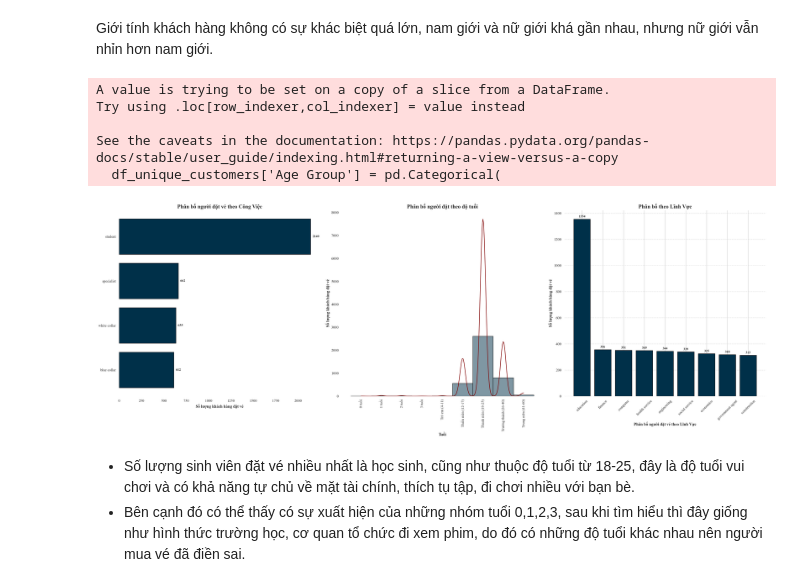
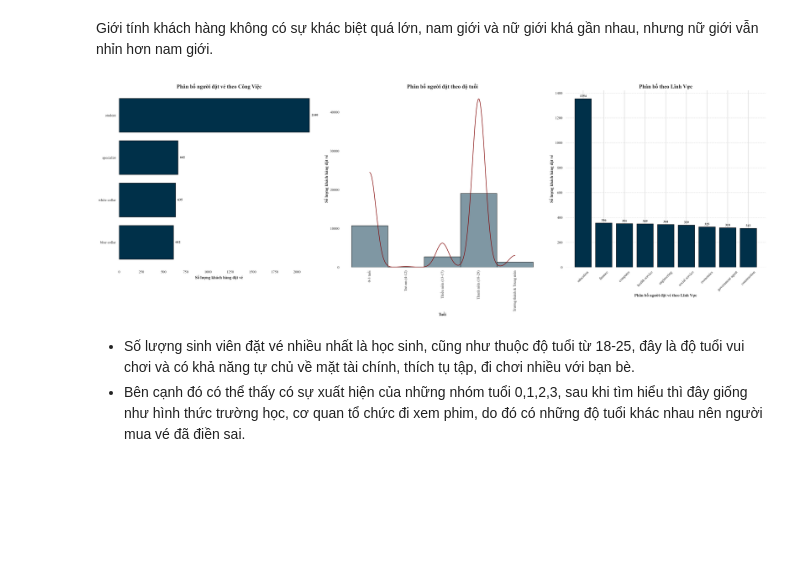
Before and after one commit to Thao1274/Nhom_5_Mid_term_1, a Jupyter notebook: Visualization.ipynb, the cells around one changed output. Drawn from its saved outputs; the diff is of its cells as text; code cells hidden in the pictures; blank space fills up the shorter version.

```diff
--- a/Visualization.ipynb
+++ b/Visualization.ipynb
@@ -140,59 +140,53 @@ for spine in axs[0].spines.values():
     spine.set_visible(False)
 
 # Chart 2: Phân bố theo độ tuổi
-age_order = [
-    '0 tuổi', '1 tuổi', '2 tuổi', '3 tuổi',
-    'Trẻ em (4-11)', 'Thiếu niên (12-17)', 'Thanh niên (18-25)',
-    'Trưởng thành (26-40)', 'Trung niên (41-60)'
-]
+age_order = ['0-3 tuổi', 'Trẻ em (4-12)', 'Thiếu niên (13-17)', 'Thanh niên (18-29)', 'Trưởng thành & Trung niên']
 
-df_unique_customers['Age Group'] = pd.Categorical(
-    df_unique_customers['Age Group'],
+# Đảm bảo cột 'Age Group' được đặt là kiểu Category theo thứ tự đã định
+df_final['Age Group'] = pd.Categorical(
+    df_final['Age Group'],
     categories=age_order,
     ordered=True
 )
 
-cinema_sorted = df_unique_customers.sort_values(by='Age Group')
+cinema_sorted = df_final.sort_values(by='Age Group')
 sns.histplot(
     data=cinema_sorted,
     x='Age Group',
     kde=True,
     bins=60,
     color='#003049',
     edgecolor='black',
-    ax=axs[1],
+    ax=axs[1]
 )
-axs[1].lines[0].set_color('maroon')
+# Thay đổi màu đường KDE (nếu có)
+if axs[1].lines:
+    axs[1].lines[0].set_color('maroon')
 axs[1].set_title('Phân bố người đặt theo độ tuổi', fontsize=16, fontweight='bold')
 axs[1].set_xlabel('Tuổi', fontsize=12, fontweight='bold')
 axs[1].set_ylabel('Số lượng khách hàng đặt vé', fontsize=12, fontweight='bold')
 axs[1].tick_params(axis='x', rotation=90)
 axs[1].grid(False)
 for spine in axs[1].spines.values():
     spine.set_visible(False)
 
 # Chart 3: Phân bố theo lĩnh vực
 cinema_industry = df_unique_customers['industry'].value_counts()
 axs[2].bar(cinema_industry.index, cinema_industry.values, color='#003049', edgecolor='black')
 axs[2].set_xlabel('Phân bố người đặt vé theo Lĩnh Vực', fontsize=12, fontweight='bold')
 axs[2].set_ylabel('Số lượng khách hàng đặt vé', fontsize=12, fontweight='bold')
 axs[2].set_title('Phân bố theo Lĩnh Vực', fontsize=16, fontweight='bold')
 axs[2].grid(axis='y', linestyle='--', alpha=0.7)
 axs[2].tick_params(axis='x', rotation=45)
 for i, v in enumerate(cinema_industry.values):
     axs[2].text(i, v + max(cinema_industry.values)*0.01, str(v), ha='center', fontsize=10, fontweight='bold')
 for spine in axs[2].spines.values():
     spine.set_visible(False)
 
 plt.tight_layout()
 plt.show()
 # %% [output]
-A value is trying to be set on a copy of a slice from a DataFrame.
-Try using .loc[row_indexer,col_indexer] = value instead
-
-See the caveats in the documentation: https://pandas.pydata.org/pandas-docs/stable/user_guide/indexing.html#returning-a-view-versus-a-copy
-  df_unique_customers['Age Group'] = pd.Categorical(
-[figure, old version]
+[figure, new version]
 # %% [markdown]
 - Số lượng sinh viên đặt vé nhiều nhất là học sinh, cũng như thuộc độ tuổi từ 18-25, đây là độ tuổi vui chơi và có khả năng tự chủ về mặt tài chính, thích tụ tập, đi chơi nhiều với bạn bè.
 - Bên cạnh đó có thể thấy có sự xuất hiện của những nhóm tuổi 0,1,2,3, sau khi tìm hiểu thì đây giống như hình thức trường học, cơ quan tổ chức đi xem phim, do đó có những độ tuổi khác nhau nên người mua vé đã điền sai.
```
Also changed, not shown: parts of 3 cells of this notebook, 1 other file.
